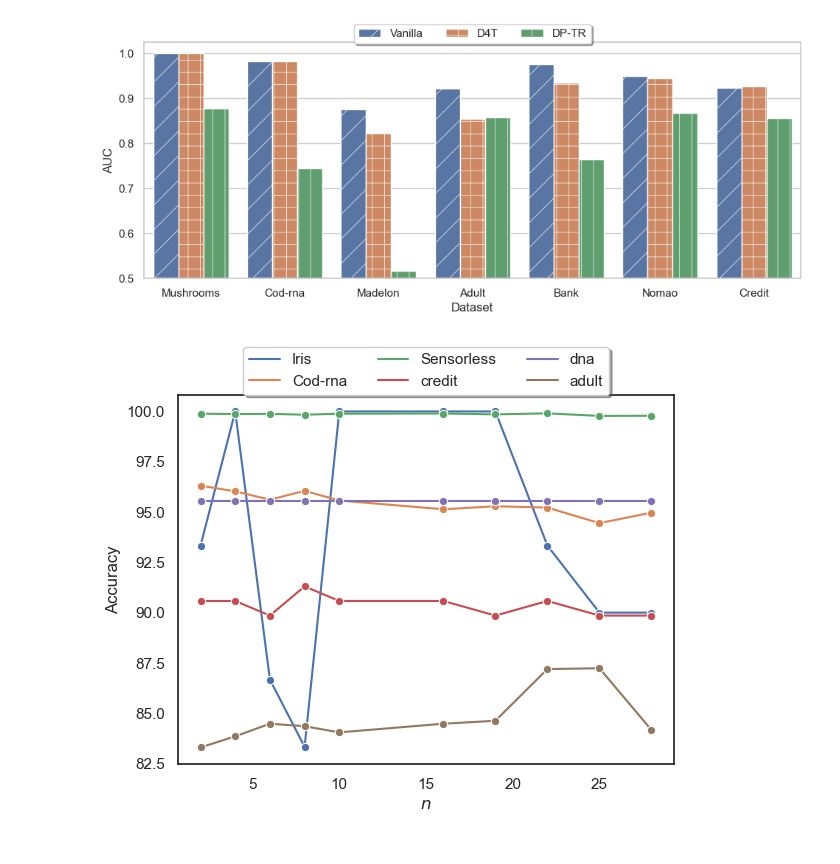
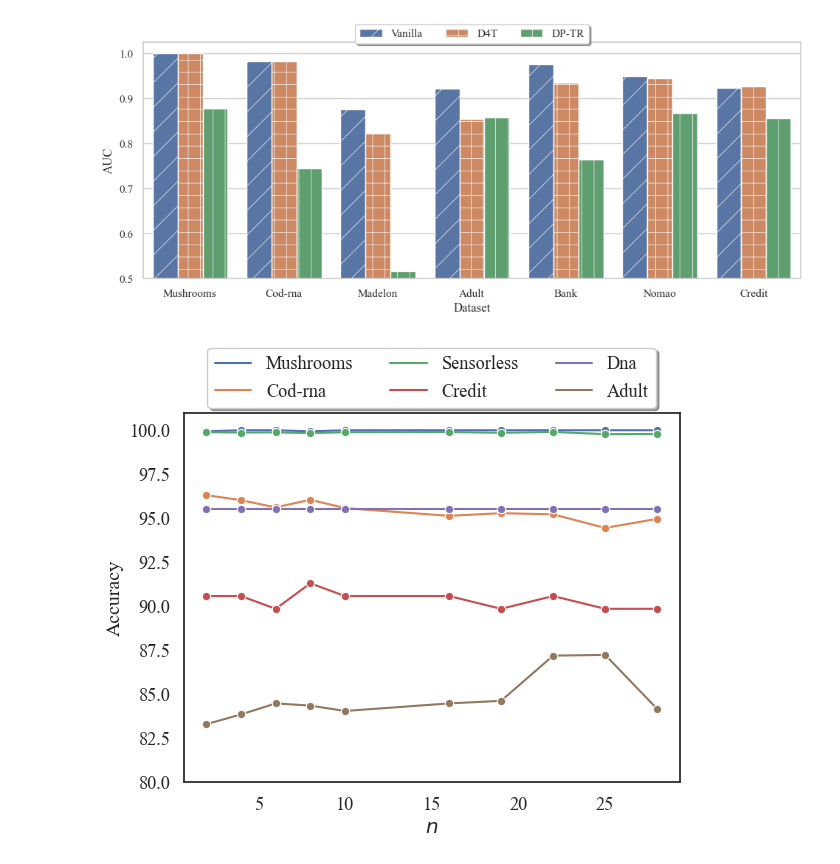
Before and after one commit to Carudy/phaserTree, a Jupyter notebook: plot.ipynb, the cells around one changed output. Cells and saved outputs as stored; diff of their text form; code cells hidden in the pictures.

```diff
--- a/plot.ipynb
+++ b/plot.ipynb
@@ -77,8 +75,7 @@ plt.savefig(r'D:\work\phase_tree/figure/mapping.pdf', bbox_inches='tight')
 <Figure size 1170x827 with 0 Axes>
 # %%
 # pole
-sns.set(font_scale=1.3)
-sns.set_theme(style="white", palette=None)
+sns.set(style="white", palette=None, font_scale=1.3, font="Times New Roman")
 # xs = np.random.normal(size=3000)
 xs = np.random.uniform(1, 10, 50)
 xs = sorted(xs)
@@ -100,7 +97,7 @@ for d in pa.pieces:
 
 plt.xlabel('Plaintext')
 plt.ylabel('Ciphertext')
-plt.legend(loc='upper left', bbox_to_anchor=(0, 1), ncol=3, fancybox=True, shadow=True)
+plt.legend(loc='upper left', bbox_to_anchor=(0, 1.15), ncol=3, fancybox=True, shadow=True)
 # plt.legend()
 # fig.set_axis_labels('$X$')
 plt.savefig(r'D:\work\phase_tree/figure/pole.pdf', bbox_inches='tight')
@@ -109,6 +106,6 @@ plt.savefig(r'D:\work\phase_tree/figure/pole.pdf', bbox_inches='tight')
 # %%
 # dist3 4
-sns.set_theme(style="white", palette=None, font_scale=2)
+sns.set_theme(style="white", palette=None, font_scale=2, font="Times New Roman")
 
 xs = np.random.uniform(-1, 1, 3000)
 l = min(xs)
@@ -157,7 +151,7 @@ def fakeope(A):
     return [a[i] for i in A]
 # %%
 # ope/phaser
-sns.set_theme(style="white", palette=None, font_scale=2)
+sns.set_theme(style="white", palette=None, font_scale=2, font="Times New Roman")
 
 iris = datasets.load_iris()
 xs = iris.data
@@ -185,9 +179,7 @@ fig.set_axis_labels('Petal width')
 fig.savefig(r'D:/work/phase_tree/figure/c4.pdf', bbox_inches='tight')
 # %%
 # Phaser vs DP
-sns.set(font_scale=1.5)
-sns.set(rc={'figure.figsize':(11.5, 4.16)})
-sns.set_theme(style="whitegrid", color_codes=True)
+sns.set_theme(style="whitegrid", color_codes=True, font_scale=1, font="Times New Roman", rc={'figure.figsize':(11.5, 4.16)})
 
 dst = ['Mushrooms', 'Cod-rna', 'Madelon', 'Adult', 'Bank', 'Nomao', 'Credit']
 _ds = []
@@ -226,42 +218,41 @@ fig.figure.savefig(r'D:/work/phase_tree/figure/auc1.pdf', bbox_inches='tight')
 [figure]
 # %%
 # about n
-sns.set(font_scale=1.5)
-sns.set_theme(style="white", color_codes=True)
+sns.set(style="white", color_codes=True, font_scale=1.2, font="Times New Roman")
 
 ns = list(range(2, 12, 2)) + list(range(16, 30, 3))
 
-dst = ['Iris', 'Cod-rna', 'Sensorless', 'credit', 'dna', 'adult']
+dst = ['Mushrooms', 'Cod-rna', 'Sensorless', 'Credit', 'Dna', 'Adult']
 _ds = []
 for i in dst:
     for _ in range(len(ns)):
         _ds.append(i)
 
 accs = \
-[0.9333333333333333, 1.0, 0.8666666666666667, 0.8333333333333334, 1.0, 1.0, 1.0, 0.9333333333333333, 0.9, 0.9]  + \
+[0.9993846153846154, 1.0, 1.0, 0.9993846153846154, 1.0, 1.0, 1.0, 1.0, 1.0, 1.0]  + \
 [0.9631309313848997, 0.9602754682119762, 0.9561602418745276, 0.9605274208448812, 0.9557403208196859, 0.9513731418493323, 0.9528848576467625, 0.9522129839590157, 0.9444864365499286, 0.9496934576299656] + \
 [0.9988890787899505, 0.9987181678345582, 0.9988036233122544, 0.9983763459237737, 0.9988890787899505, 0.9989745342676466, 0.9985472568791659, 0.9990599897453427, 0.9977781575799008, 0.997863613057597] + \
 [0.9057971014492754, 0.9057971014492754, 0.8985507246376812, 0.9130434782608695, 0.9057971014492754, 0.9057971014492754, 0.8985507246376812, 0.9057971014492754, 0.8985507246376812, 0.8985507246376812] + \
 [0.9553119730185498, 0.9553119730185498, 0.9553119730185498, 0.9553119730185498, 0.9553119730185498, 0.9553119730185498, 0.9553119730185498, 0.9553119730185498, 0.9553119730185498, 0.9553119730185498] + \
 [0.8329955162459308, 0.838523432221608, 0.8447884036607088, 0.8435599778883361, 0.8404889134574043, 0.8447884036607088, 0.8462625145875561, 0.8719366132301456, 0.872366562250476, 0.8416559179411585]
 
 accs = [i*100 for i in accs]
 
 df = pd.DataFrame({
     'Dataset':  _ds,
     'N': ns * len(dst),
     'AUC': accs,
 })
 
 fig = sns.lineplot(data=df, x='N', y='AUC', hue='Dataset', marker='o')
 
 fig.set_xlabel('$n$')
 fig.set_ylabel('Accuracy')
 
 plt.gca().xaxis.set_major_formatter(FuncFormatter(lambda x, _: int(x)))
-fig.legend(loc='upper center', bbox_to_anchor=(0.5, 1.15), ncol=3, fancybox=True, shadow=True)
-
+fig.legend(loc='upper center', bbox_to_anchor=(0.5, 1.2), ncol=3, fancybox=True, shadow=True)
+fig.set_ylim(80, 101)
 
 fig.figure.savefig(r'D:/work/phase_tree/figure/n.pdf', bbox_inches='tight')
 # %% [output]
-[figure, old version]
+[figure, new version]
```
Also changed, not shown: parts of 3 cells of this notebook, 12 other files.
